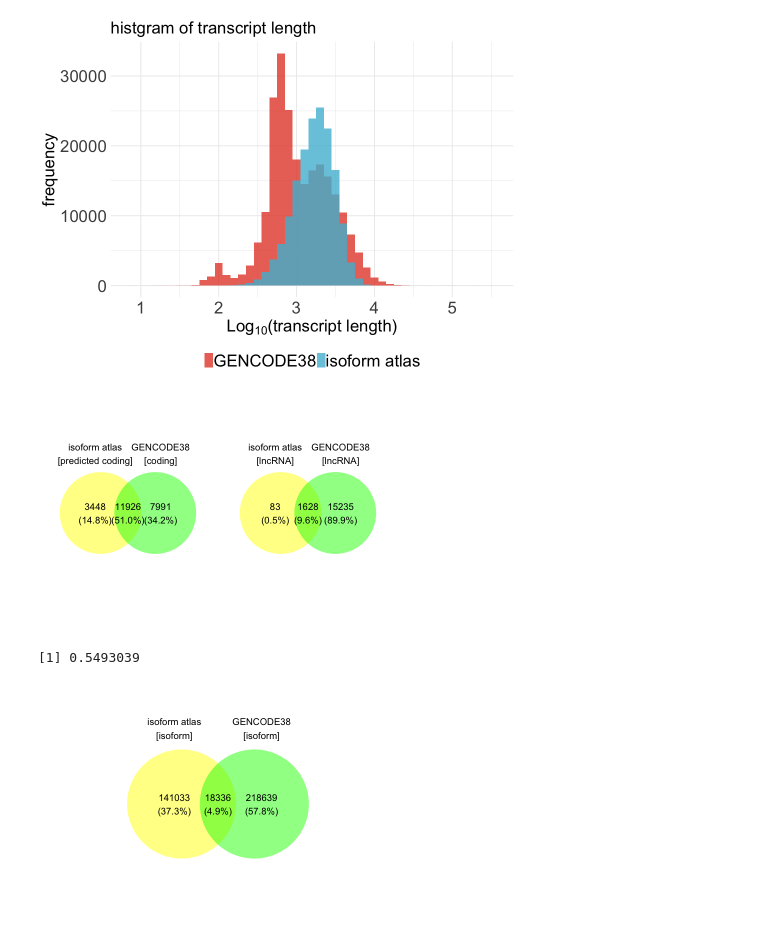
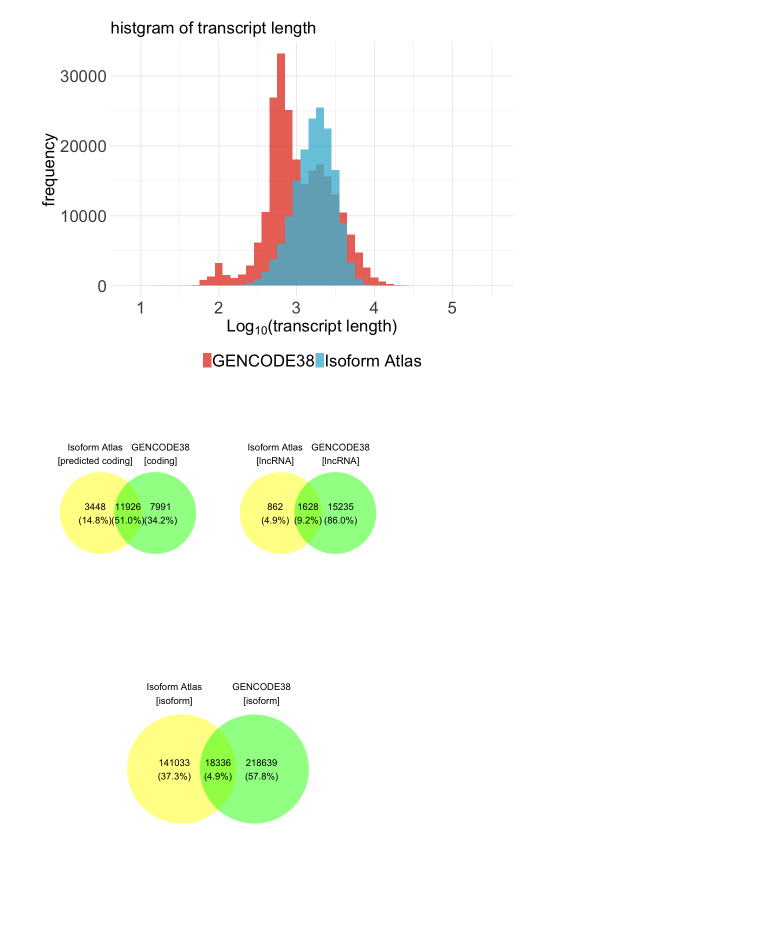
Before and after one commit to juninamo/TRAILS, a Jupyter notebook: Figures/Figure1.ipynb, the cells around one changed output. Drawn from its saved outputs; the diff is of its cells as text; code cells hidden in the pictures.

```diff
--- a/Figures/Figure1.ipynb
+++ b/Figures/Figure1.ipynb
@@ -103,30 +101,30 @@ alternative hypothesis: true location shift is not equal to 0
 # %%
 options(repr.plot.width=6, repr.plot.height=4)
 
 # genes overlapped with GENCODE38
 x <- list(
-  `isoform atlas\n[predicted coding]` = out[out$coding,]$associated_gene,
+  `Isoform Atlas\n[predicted coding]` = out[out$coding,]$associated_gene,
   `GENCODE38\n[coding]` = gencode[gencode$gene_type=="protein_coding",]$associated_gene
 )
 g1 = ggvenn::ggvenn(x,
                show_elements = FALSE, show_percentage = TRUE,
                digits = 1, fill_color = c("yellow", "green"),
                fill_alpha = 0.5, stroke_color = "white", stroke_alpha = 0.5,
                stroke_size = 0, stroke_linetype = "solid", set_name_color = "black",
                set_name_size = 4, text_color = "black", text_size = 4, label_sep = ",")
 x <- list(
-  `isoform atlas\n[lncRNA]` = out[out$gene_biotype=="lncRNA",]$associated_gene,
-  `GENCODE38\n[lncRNA]` = gencode[gencode$gene_type=="lncRNA",]$associated_gene
+  `Isoform Atlas\n[lncRNA]` = out[out$gene_biotype=="lncRNA" | out$gene_biotype=="lincRNA",]$associated_gene,
+  `GENCODE38\n[lncRNA]` = gencode[gencode$gene_type=="lncRNA" | gencode$gene_type=="lincRNA",]$associated_gene
 )
 g2 = ggvenn::ggvenn(x,
                show_elements = FALSE, show_percentage = TRUE,
                digits = 1, fill_color = c("yellow", "green"),
                fill_alpha = 0.5, stroke_color = "white", stroke_alpha = 0.5,
                stroke_size = 0, stroke_linetype = "solid", set_name_color = "black",
                set_name_size = 4, text_color = "black", text_size = 4, label_sep = ",")
 ggpubr::ggarrange(g1,g2)
 # %% [output]
-[figure, old version]
+[figure, new version]
 # %%
 # specific coding-genes in isoform atlas
 # setdiff(out[out$coding,]$associated_gene,
@@ -136,28 +134,5 @@ ggpubr::ggarrange(g1,g2)
 # setdiff(out[out$gene_biotype=="lncRNA",]$associated_gene,
 #         gencode[gencode$gene_type=="lncRNA",]$associated_gene)
-# %%
-# The proportion of readthrough or novel genes in coding genes identified only in the isoform atlas
-(out %>%
-    dplyr::filter(associated_gene %in% setdiff(out[out$coding,]$associated_gene,
-                                               gencode[gencode$gene_type=="protein_coding",]$associated_gene)) %>%
-    dplyr::filter(grepl("_",associated_gene) | grepl("^novel_",associated_gene)) %>%
-    dplyr::distinct(c(associated_gene)) %>%
-    nrow())/
-  (out %>%
-    dplyr::filter(associated_gene %in% setdiff(out[out$coding,]$associated_gene,
-                                               gencode[gencode$gene_type=="protein_coding",]$associated_gene)) %>%
-    dplyr::distinct(c(associated_gene)) %>%
-    nrow())
-
-
-out %>%
-  dplyr::filter(associated_gene %in% setdiff(out[out$coding,]$associated_gene,
-                                             gencode[gencode$gene_type=="protein_coding",]$associated_gene)) %>%
-  dplyr::select(c(isoform,associated_gene,chrom,start,end)) %>%
-  dplyr::arrange(chrom,start) %>%
-  write.table(.,"./coding_genes_only_in_isoform_atlas.txt", sep="\t", quote = FALSE, row.names = FALSE)
-# %% [output]
-[1] 0.5493039
 # %%
 options(repr.plot.width=6, repr.plot.height=4)
 
```
Also changed, not shown: parts of 8 cells of this notebook, 13 other files.
